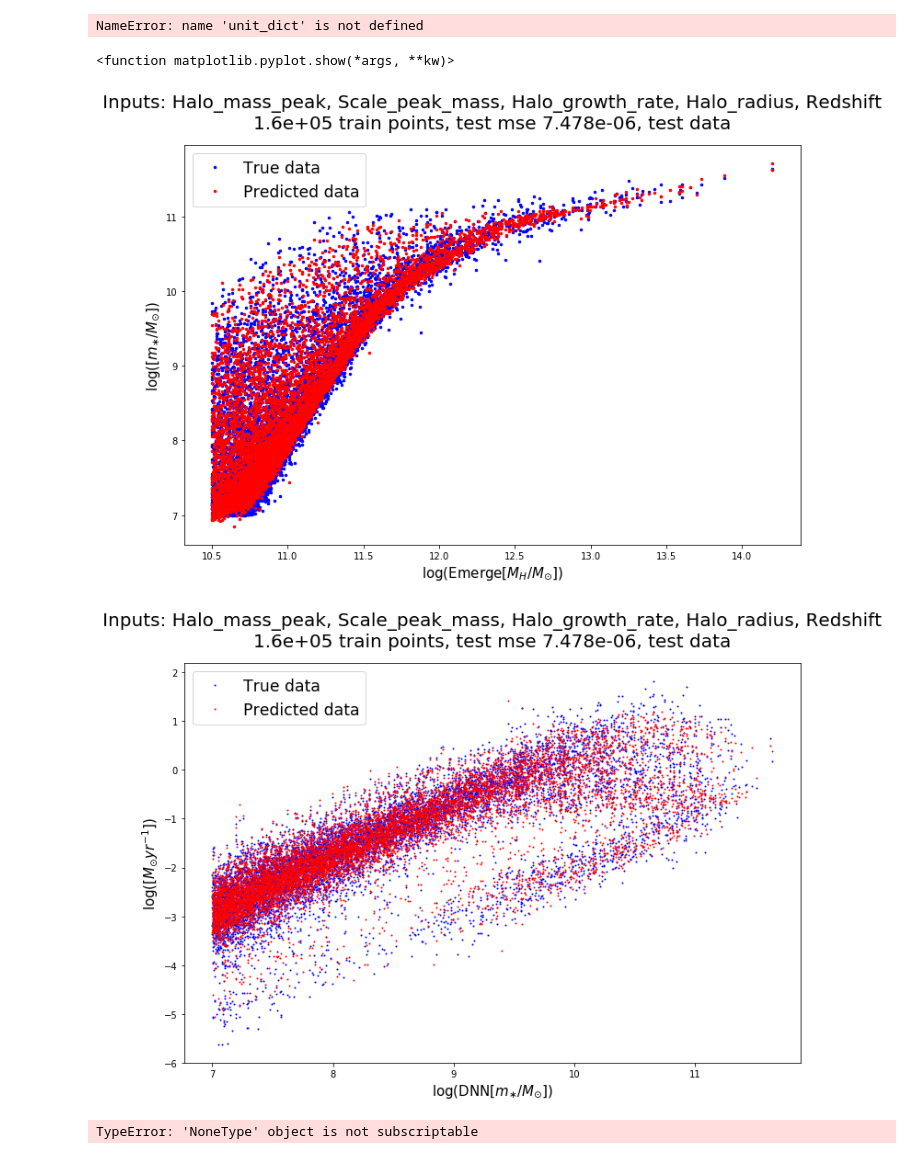
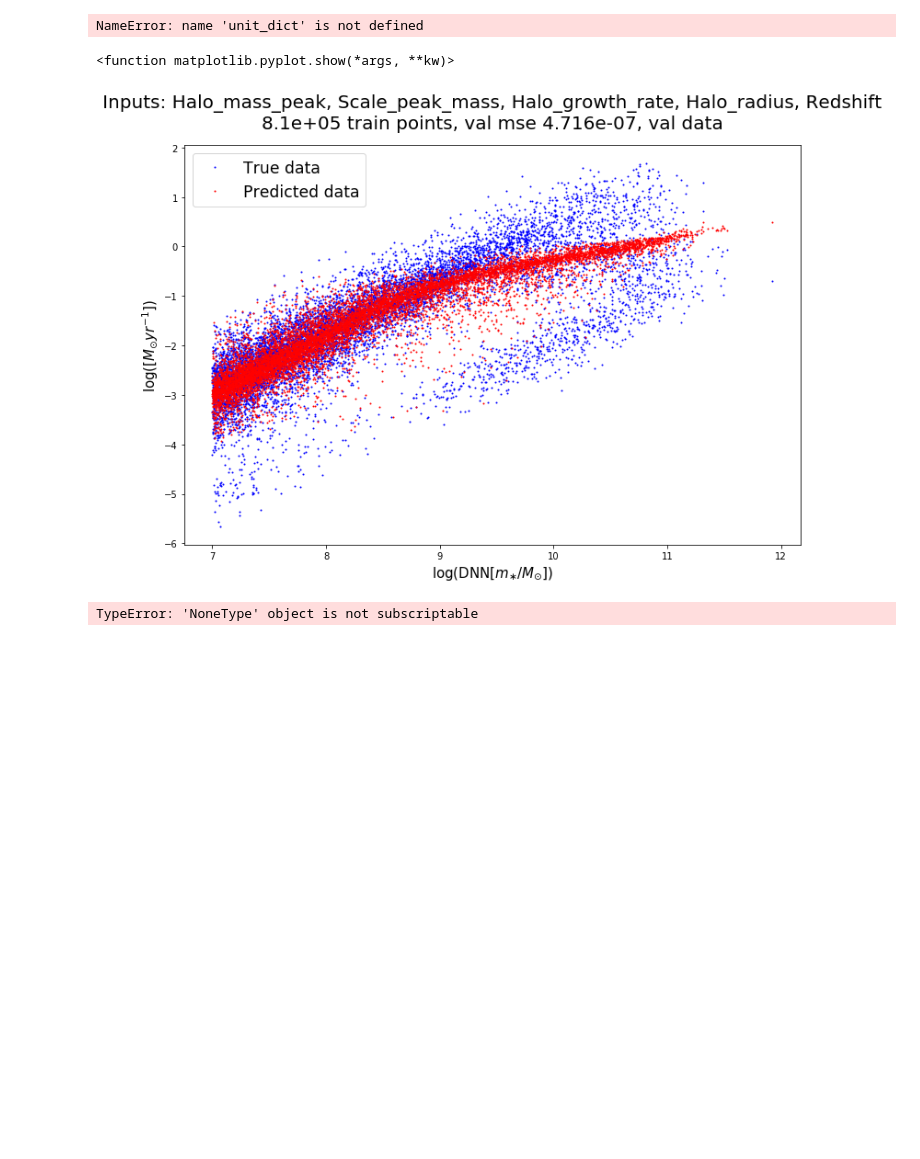
Before and after one commit to magnus-lindstrom/masters-project-galaxy-formation, a Jupyter notebook: code/backpropagation_code/bp_general_purpose_notebook.ipynb, the cells around one changed output. Drawn from its saved outputs; the diff is of its cells as text; code cells hidden in the pictures; blank space fills up the shorter version.

```diff
--- a/code/backpropagation_code/bp_general_purpose_notebook.ipynb
+++ b/code/backpropagation_code/bp_general_purpose_notebook.ipynb
@@ -98,11 +101,11 @@ training_data_dict = pickle.load(open(bp_network_dir + model_name + '/training_d
 # %% [markdown]
 ### Get the standard pictures
 # %%
-mode = 'test' # 'train', 'val, 'test'
+mode = 'val' # 'train', 'val, 'test'
 
-norm_scores = model.evaluate(x=training_data_dict['input_test_dict'], y=training_data_dict['output_test_dict'],
-                                               sample_weight=training_data_dict['test_weights'], verbose=1)
+norm_scores = model.evaluate(x=training_data_dict['input_{}_dict'.format(mode)], y=training_data_dict['output_{}_dict'.format(mode)],
+                                               sample_weight=training_data_dict['{}_weights'.format(mode)], verbose=1)
 tot_score = norm_scores[0]
 predicted_points = predict_points(model, training_data_dict, data_type = mode, original_units=True)
-title = 'Inputs: {}\n{:.1e} train points, test mse {:.3e}, {} data'.format(', '.join(input_features), len(training_data_dict['train_indices']), tot_score, mode)
+title = 'Inputs: {}\n{:.1e} train points, {} mse {:.3e}, {} data'.format(', '.join(input_features), np.shape(training_data_dict['train_coordinates'])[0], mode, tot_score, mode)
 # %% [output]
@@ -125,17 +128,16 @@ plt.show
 # %% [output]
 NameError: name 'unit_dict' is not defined
 # %%
-fig6 = get_real_vs_pred_same_fig(model, training_data_dict, x_axis_feature='Halo_mass',
-                                 y_axis_feature = 'Stellar_mass', title=title, data_type=mode, marker_size=5, predicted_points=predicted_points,
-                                 y_min=None, y_max=None, x_min=None, x_max=None)
+# fig6 = get_real_vs_pred_same_fig(model, training_data_dict, x_axis_feature='Halo_mass',
+#                                  y_axis_feature = 'Stellar_mass', title=title, data_type=mode, marker_size=5, predicted_points=predicted_points,
+#                                  y_min=None, y_max=None, x_min=None, x_max=None)
 fig7 = get_real_vs_pred_same_fig(model, training_data_dict, x_axis_feature='Stellar_mass',
                                  y_axis_feature = 'SFR', title=title, data_type=mode, marker_size=2, predicted_points=predicted_points,
                                  y_min=None, y_max=None, x_min=None, x_max=None)
 plt.show
 # %% [output]
 <function matplotlib.pyplot.show(*args, **kw)>
-[figure, old version]
+[figure, new version]
-[figure, removed]
 # %%
 fig8, fig9 = get_sfr_stellar_mass_contour(model, training_data_dict, unit_dict, title=None, data_type='test',
                                  y_min=None, y_max=None, x_min=None, x_max=None, predicted_points=predicted_points)
```
Also changed, not shown: parts of 7 cells of this notebook, 6 other files.
